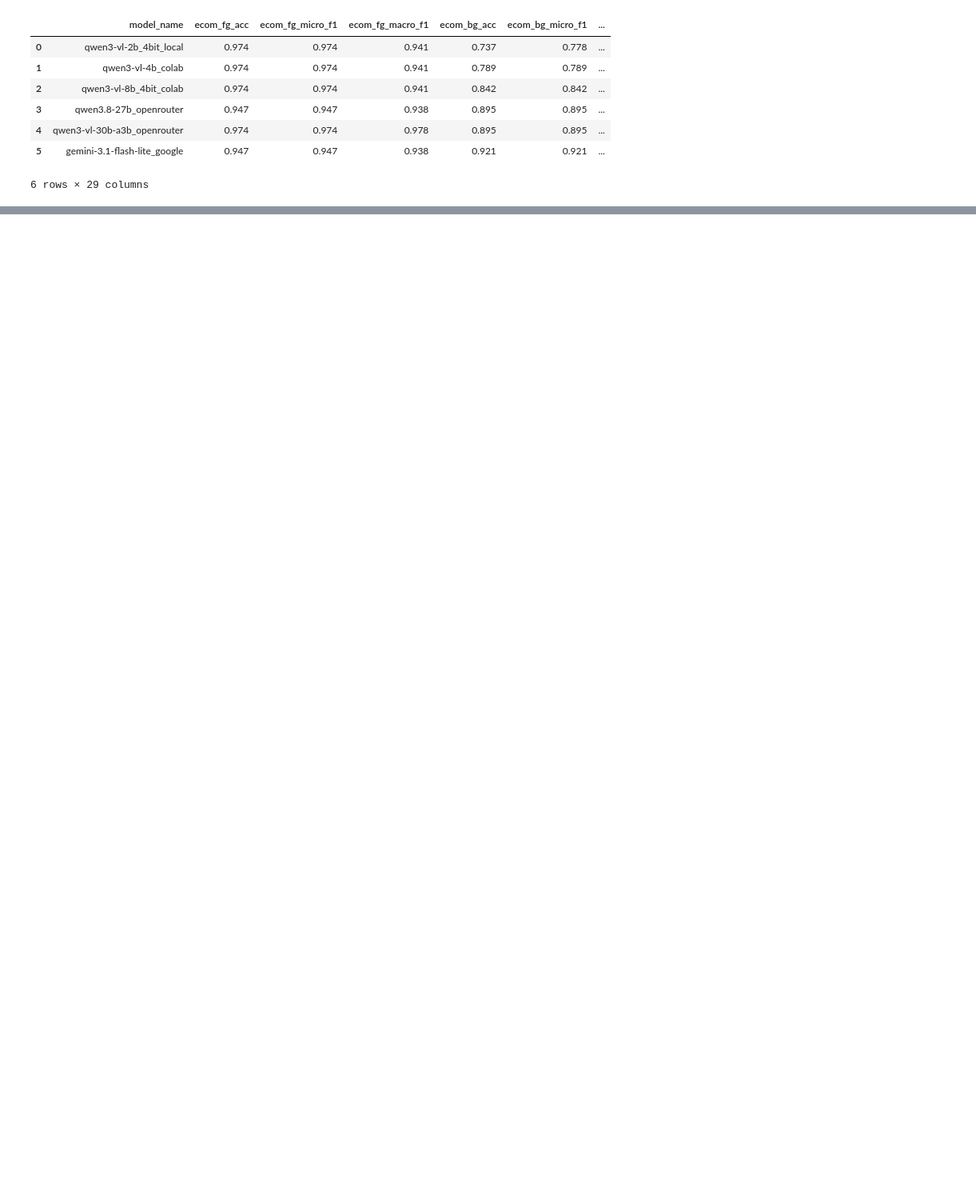
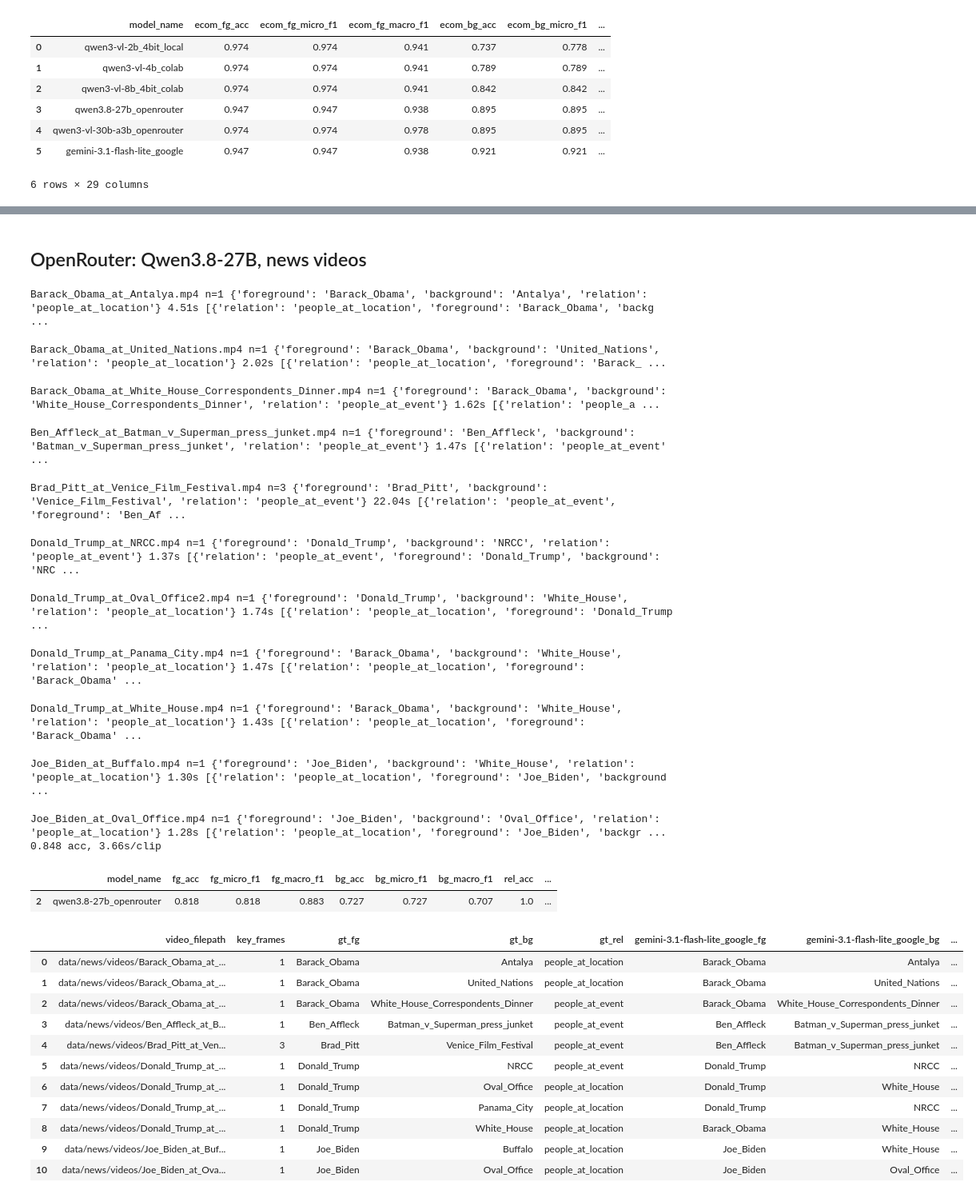
Before and after one commit to ranjanrakesh47g/ObjectDetection, a Jupyter notebook: Models.ipynb, the cells around one changed output, grey strips where cells are left out. Shown at 80% size. Saved outputs shown, nothing was run; the diff lists cells and outputs as text; code cells hidden in the pictures; blank space fills up the shorter version.

Commit message:
added videos - keyframe selection using face detector preds

```diff
--- a/Models.ipynb
+++ b/Models.ipynb
@@ -53,11 +53,13 @@ if "google.colab" in sys.modules:
         get_ipython().kernel.do_shutdown(restart=True)
 # %%
 import pandas as pd
-from src.utils import run
+from src.utils import run, run_videos
 
-def show(name):
-    overall = pd.read_csv("results/overall_metrics.csv").query("model_name == @name")
-    detail = pd.read_csv("results/metrics.csv").query("model_name == @name")
+def show(name, overall="results/overall_metrics.csv", detail="results/metrics.csv"):
+    overall = pd.read_csv(overall).query("model_name == @name")
+    detail = pd.read_csv(detail)
+    if "model_name" in detail.columns:
+        detail = detail.query("model_name == @name")
     display(overall)
     display(detail)
 # %% [markdown]
@@ -201,0 +230,36 @@ pd.read_csv("results/metrics.csv")
+# %% [markdown]
+## OpenRouter: Qwen3.8-27B, news videos
+# %%
+run_videos("qwen3.8-27b_openrouter")
+show(
+    "qwen3.8-27b_openrouter",
+    "results/video_metrics.csv",
+    "results/video_predictions.csv",
+)
+# %% [output]
+Barack_Obama_at_Antalya.mp4 n=1 {'foreground': 'Barack_Obama', 'background': 'Antalya', 'relation': 'people_at_location'} 4.51s [{'relation': 'people_at_location', 'foreground': 'Barack_Obama', 'backg ...
+Barack_Obama_at_United_Nations.mp4 n=1 {'foreground': 'Barack_Obama', 'background': 'United_Nations', 'relation': 'people_at_location'} 2.02s [{'relation': 'people_at_location', 'foreground': 'Barack_ ...
+Barack_Obama_at_White_House_Correspondents_Dinner.mp4 n=1 {'foreground': 'Barack_Obama', 'background': 'White_House_Correspondents_Dinner', 'relation': 'people_at_event'} 1.62s [{'relation': 'people_a ...
+Ben_Affleck_at_Batman_v_Superman_press_junket.mp4 n=1 {'foreground': 'Ben_Affleck', 'background': 'Batman_v_Superman_press_junket', 'relation': 'people_at_event'} 1.47s [{'relation': 'people_at_event' ...
+Brad_Pitt_at_Venice_Film_Festival.mp4 n=3 {'foreground': 'Brad_Pitt', 'background': 'Venice_Film_Festival', 'relation': 'people_at_event'} 22.04s [{'relation': 'people_at_event', 'foreground': 'Ben_Af ...
+Donald_Trump_at_NRCC.mp4 n=1 {'foreground': 'Donald_Trump', 'background': 'NRCC', 'relation': 'people_at_event'} 1.37s [{'relation': 'people_at_event', 'foreground': 'Donald_Trump', 'background': 'NRC ...
+Donald_Trump_at_Oval_Office2.mp4 n=1 {'foreground': 'Donald_Trump', 'background': 'White_House', 'relation': 'people_at_location'} 1.74s [{'relation': 'people_at_location', 'foreground': 'Donald_Trump ...
+Donald_Trump_at_Panama_City.mp4 n=1 {'foreground': 'Barack_Obama', 'background': 'White_House', 'relation': 'people_at_location'} 1.47s [{'relation': 'people_at_location', 'foreground': 'Barack_Obama' ...
+Donald_Trump_at_White_House.mp4 n=1 {'foreground': 'Barack_Obama', 'background': 'White_House', 'relation': 'people_at_location'} 1.43s [{'relation': 'people_at_location', 'foreground': 'Barack_Obama' ...
+Joe_Biden_at_Buffalo.mp4 n=1 {'foreground': 'Joe_Biden', 'background': 'White_House', 'relation': 'people_at_location'} 1.30s [{'relation': 'people_at_location', 'foreground': 'Joe_Biden', 'background ...
+Joe_Biden_at_Oval_Office.mp4 n=1 {'foreground': 'Joe_Biden', 'background': 'Oval_Office', 'relation': 'people_at_location'} 1.28s [{'relation': 'people_at_location', 'foreground': 'Joe_Biden', 'backgr ...
+0.848 acc, 3.66s/clip
+|  | model_name | fg_acc | fg_micro_f1 | fg_macro_f1 | bg_acc | bg_micro_f1 | bg_macro_f1 | rel_acc | ... |
+| 2 | qwen3.8-27b_openrouter | 0.818 | 0.818 | 0.883 | 0.727 | 0.727 | 0.707 | 1.0 | ... |
+|  | video_filepath | key_frames | gt_fg | gt_bg | gt_rel | gemini-3.1-flash-lite_google_fg | gemini-3.1-flash-lite_google_bg | ... |
+| 0 | data/news/videos/Barack_Obama_at_... | 1 | Barack_Obama | Antalya | people_at_location | Barack_Obama | Antalya | ... |
+| 1 | data/news/videos/Barack_Obama_at_... | 1 | Barack_Obama | United_Nations | people_at_location | Barack_Obama | United_Nations | ... |
+| 2 | data/news/videos/Barack_Obama_at_... | 1 | Barack_Obama | White_House_Correspondents_Dinner | people_at_event | Barack_Obama | White_House_Correspondents_Dinner | ... |
+| 3 | data/news/videos/Ben_Affleck_at_B... | 1 | Ben_Affleck | Batman_v_Superman_press_junket | people_at_event | Ben_Affleck | Batman_v_Superman_press_junket | ... |
+| 4 | data/news/videos/Brad_Pitt_at_Ven... | 3 | Brad_Pitt | Venice_Film_Festival | people_at_event | Ben_Affleck | Batman_v_Superman_press_junket | ... |
+| 5 | data/news/videos/Donald_Trump_at_... | 1 | Donald_Trump | NRCC | people_at_event | Donald_Trump | NRCC | ... |
+| 6 | data/news/videos/Donald_Trump_at_... | 1 | Donald_Trump | Oval_Office | people_at_location | Donald_Trump | White_House | ... |
+| 7 | data/news/videos/Donald_Trump_at_... | 1 | Donald_Trump | Panama_City | people_at_location | Donald_Trump | NRCC | ... |
+| 8 | data/news/videos/Donald_Trump_at_... | 1 | Donald_Trump | White_House | people_at_location | Barack_Obama | White_House | ... |
+| 9 | data/news/videos/Joe_Biden_at_Buf... | 1 | Joe_Biden | Buffalo | people_at_location | Joe_Biden | White_House | ... |
+| 10 | data/news/videos/Joe_Biden_at_Ova... | 1 | Joe_Biden | Oval_Office | people_at_location | Joe_Biden | Oval_Office | ... |
```
Also changed, not shown: parts of 5 cells of this notebook, 8 other files.
